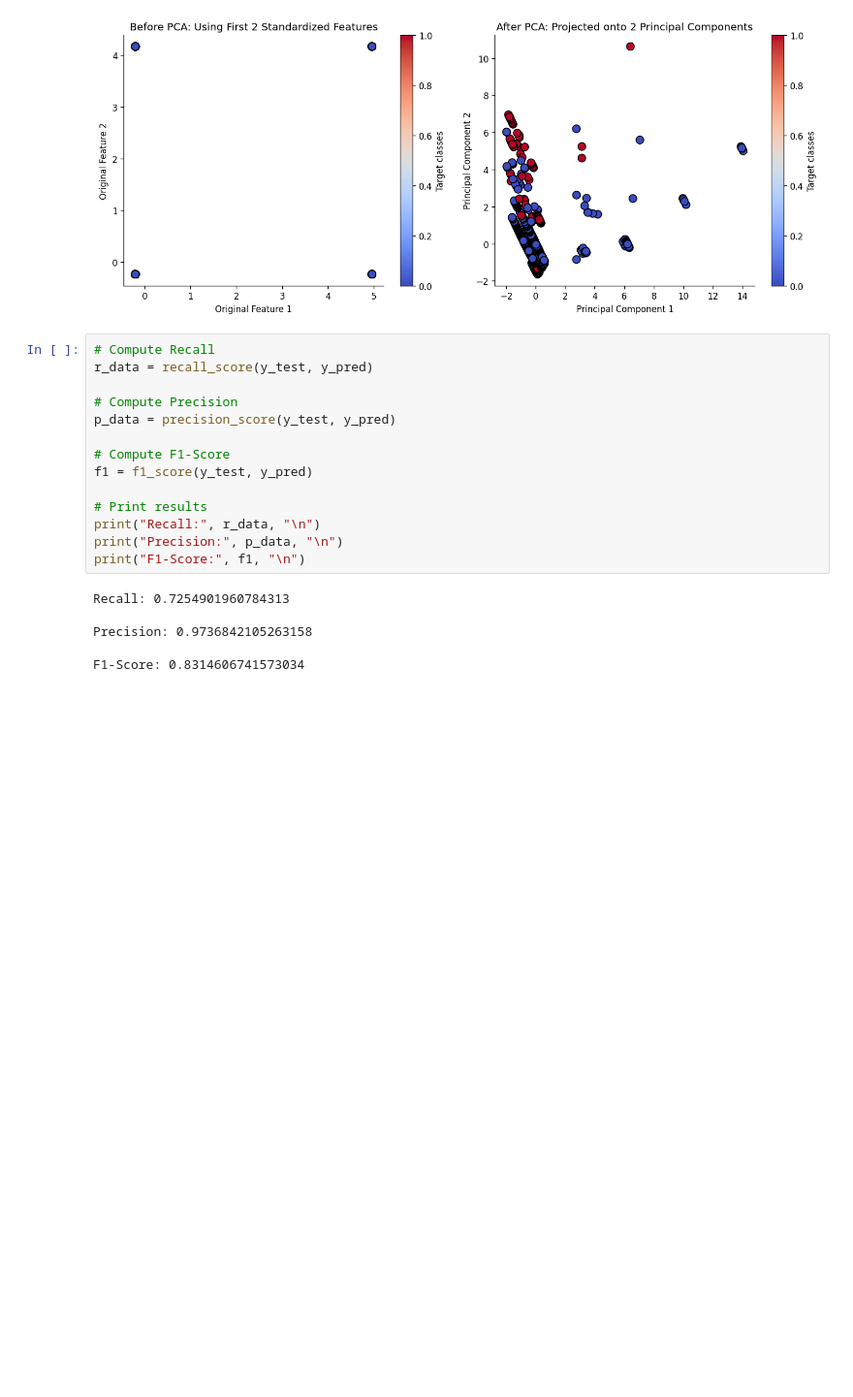
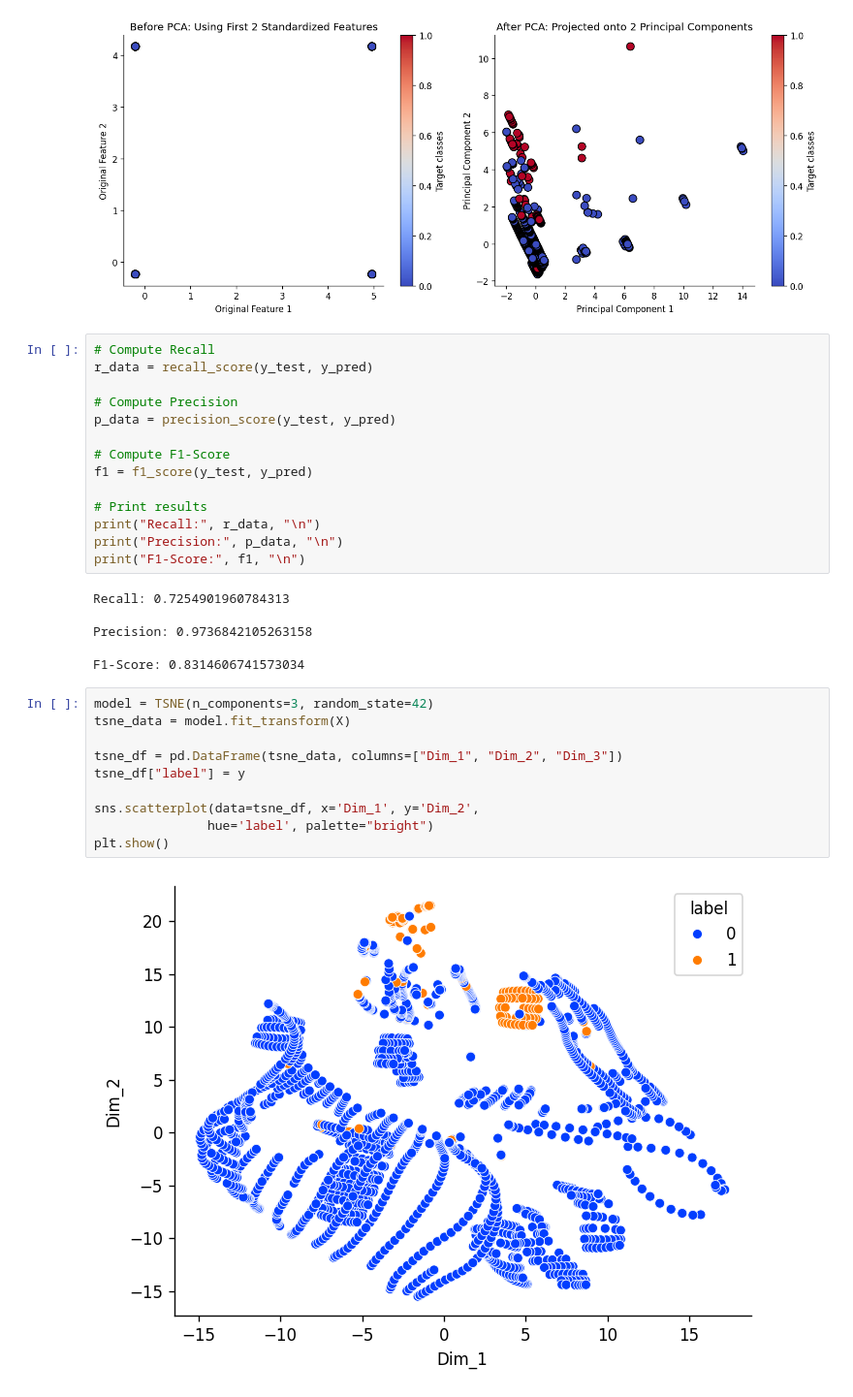
Before and after one commit to emmaabraham04/S26-CPSC4300-Final-Project, a Jupyter notebook: test.ipynb, the cells around one changed output. Shown at 97% size. Drawn from its saved outputs; the diff is of its cells as text; blank space fills up the shorter version.

```diff
--- a/test.ipynb
+++ b/test.ipynb
@@ -227,3 +238,15 @@ Recall: 0.7254901960784313
 Precision: 0.9736842105263158
 
 F1-Score: 0.8314606741573034
+# %%
+model = TSNE(n_components=3, random_state=42)
+tsne_data = model.fit_transform(X)
+
+tsne_df = pd.DataFrame(tsne_data, columns=["Dim_1", "Dim_2", "Dim_3"])
+tsne_df["label"] = y
+
+sns.scatterplot(data=tsne_df, x='Dim_1', y='Dim_2',
+               hue='label', palette="bright")
+plt.show()
+# %% [output]
+[figure, added]
```
Also changed, not shown: parts of 2 cells of this notebook.
